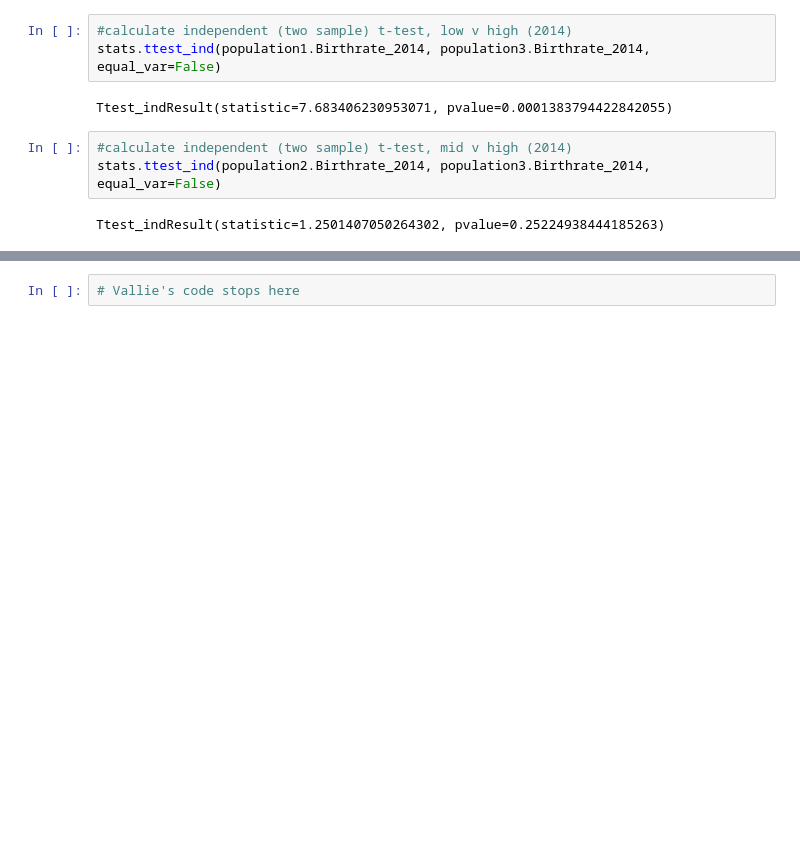
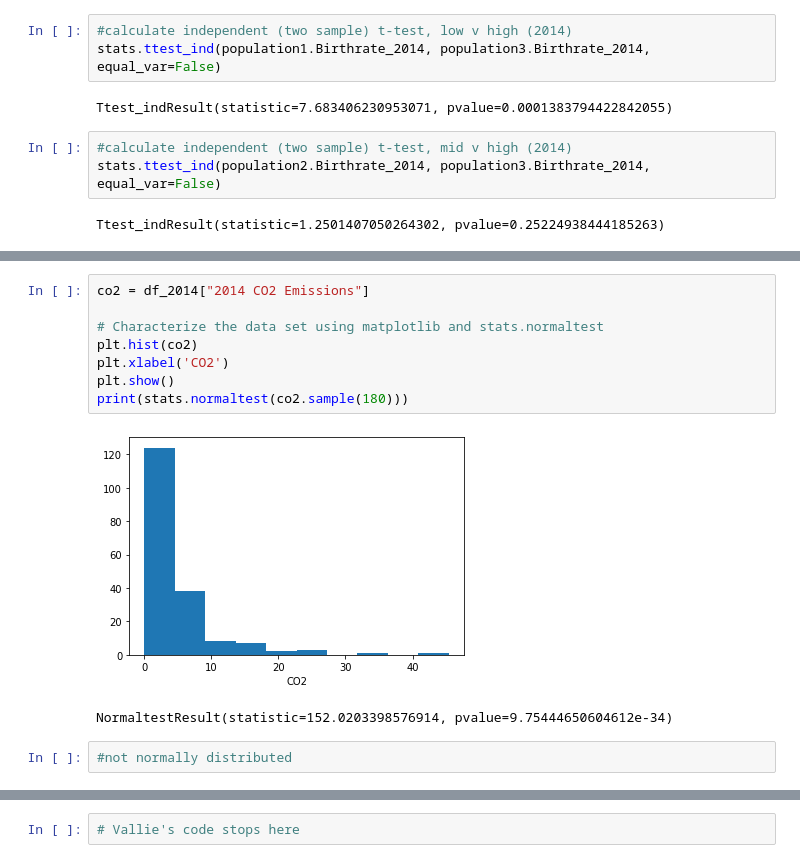
Before and after one commit to VallieTracy/project-one, a Jupyter notebook: Team_Awesome_Project_1.ipynb, the cells around one changed output, grey strips where cells are left out. Cells and saved outputs as stored; diff of their text form; blank space fills up the shorter version.

```diff
--- a/Team_Awesome_Project_1.ipynb
+++ b/Team_Awesome_Project_1.ipynb
@@ -1187,0 +1219,13 @@ Ttest_indResult(statistic=1.2501407050264302, pvalue=0.25224938444185263)
+# %%
+co2 = df_2014["2014 CO2 Emissions"]
+
+# Characterize the data set using matplotlib and stats.normaltest
+plt.hist(co2)
+plt.xlabel('CO2')
+plt.show()
+print(stats.normaltest(co2.sample(180)))
+# %% [output]
+[figure, added]
+NormaltestResult(statistic=152.0203398576914, pvalue=9.75444650604612e-34)
+# %%
+#not normally distributed
```
Also changed, not shown: parts of 14 cells of this notebook.
